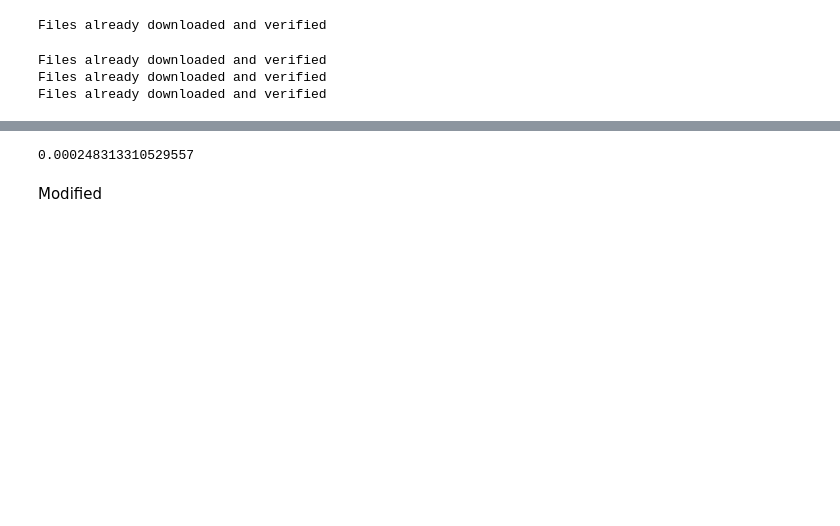
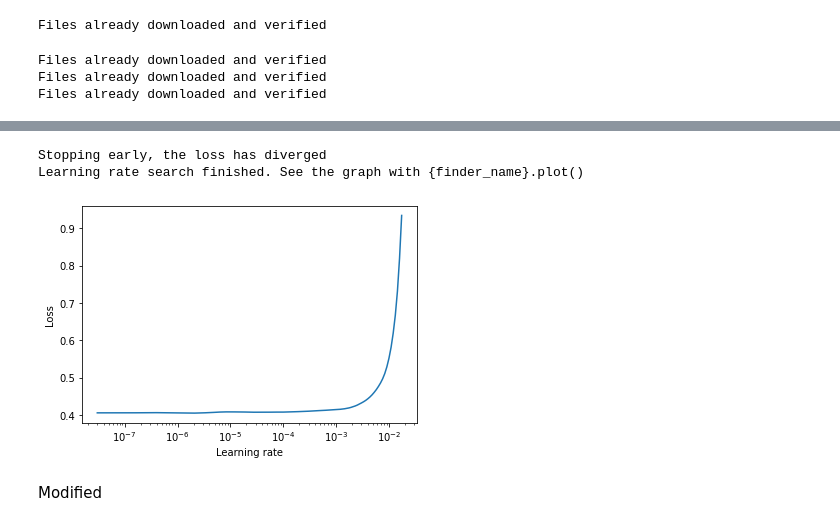
Before and after one commit to hemendra-06/EVA4, a Jupyter notebook: S10_new/main.ipynb, the cells around one changed output, grey strips where cells are left out. Drawn from its saved outputs; the diff is of its cells as text; code cells hidden in the pictures; blank space fills up the shorter version.

```diff
--- a/S10_new/main.ipynb
+++ b/S10_new/main.ipynb
@@ -93,8 +105,9 @@ Net = ResNet18()
 # %%
-# L2 = 1e-4
-# criterion = nn.CrossEntropyLoss()
-# optimizer = optim.SGD(Net.parameters(), lr=1e-8,momentum=0.9, weight_decay=L2)#, nesterov=True)
-# lr_finder = LRFinder(Net, optimizer, criterion, device="cuda")
-# lr_finder.range_test(train_dataloader, val_loader=test_dataloader, end_lr=1, num_iter=800, step_mode="exp")
-# lr_finder.plot()
-# lr_finder.reset()
+L2 = 1e-4
+criterion = nn.CrossEntropyLoss()
+optimizer = optim.SGD(Net.parameters(), lr=1e-8,momentum=0.9, weight_decay=L2)#, nesterov=True)
+lr_finder = LRFinder(Net, optimizer, criterion, device="cuda")
+lr_finder.range_test(train_dataloader, val_loader=test_dataloader, end_lr=1, num_iter=200, step_mode="exp")
+lr_finder.plot()
+lr_finder.reset()
+# %% [output]
@@ -100,0 +115,3 @@ Net = ResNet18()
+Stopping early, the loss has diverged
+Learning rate search finished. See the graph with {finder_name}.plot()
+[figure, added]
@@ -109,4 +121,0 @@ Best_lr = 0.000248313310529557
-# %%
-Best_lr
-# %% [output]
-0.000248313310529557
```
Also changed, not shown: parts of 18 cells of this notebook.
